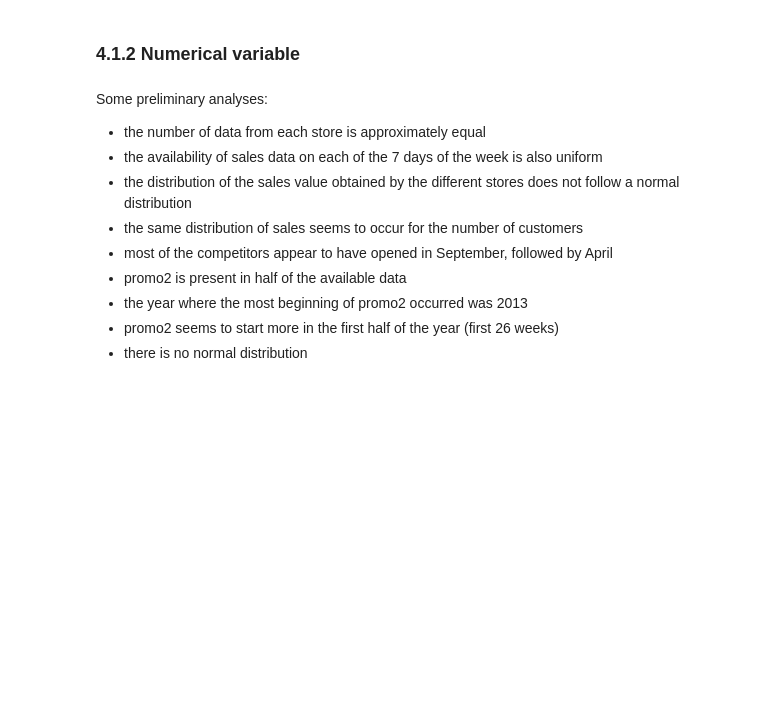
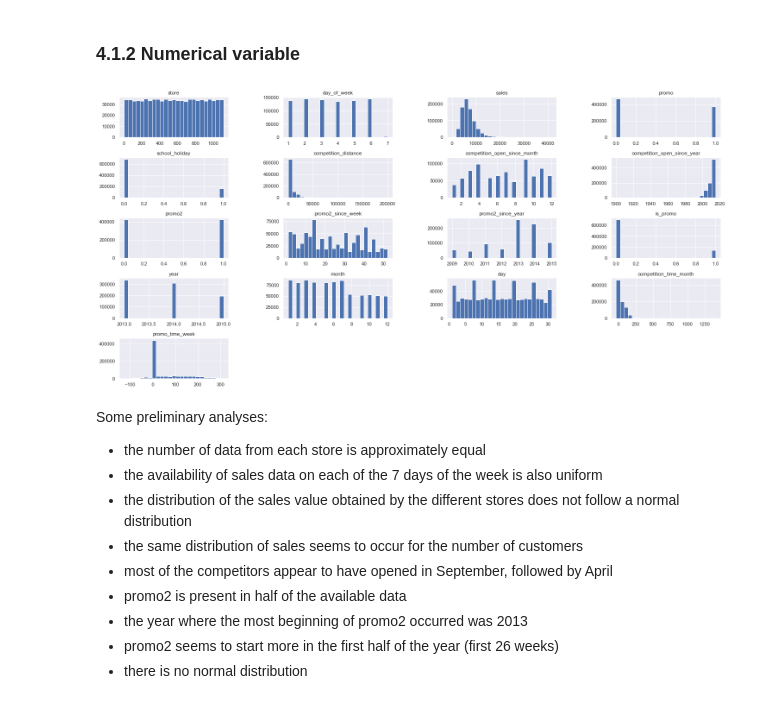
Before and after one commit to ClayAssis/Product-sales-Rossman, a Jupyter notebook: ds_em_producao.ipynb, the cells around one changed output. Saved outputs shown, nothing was run; the diff lists cells and outputs as text; code cells hidden in the pictures; blank space fills up the shorter version.

```diff
--- a/ds_em_producao.ipynb
+++ b/ds_em_producao.ipynb
@@ -721,9 +790,11 @@ for teste in testes:
 # %% [markdown]
 ### 4.1.2 Numerical variable
 # %%
-ax = num_attributes.hist(bins=30, figsize = (25,12), layout=(5,4));
+ax = num_attributes.hist(bins=25, figsize = (25,12), layout=(5,4));
 plt.subplots_adjust(wspace=0.5, hspace=0.5)
 plt.show()
+# %% [output]
+[figure, added]
 # %% [markdown]
 Some preliminary analyses:
 
```
Also changed, not shown: parts of 49 cells of this notebook.
